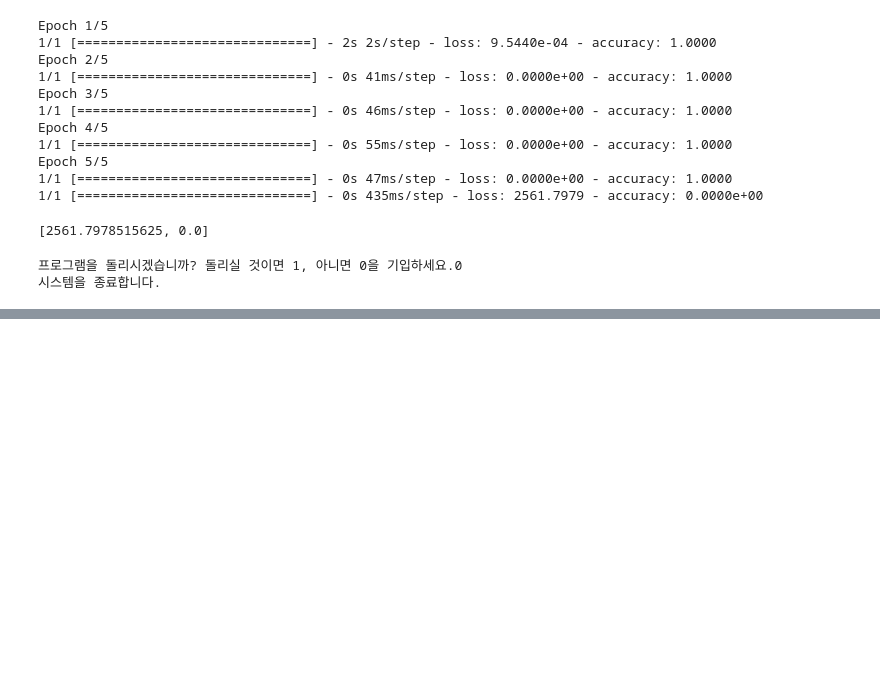
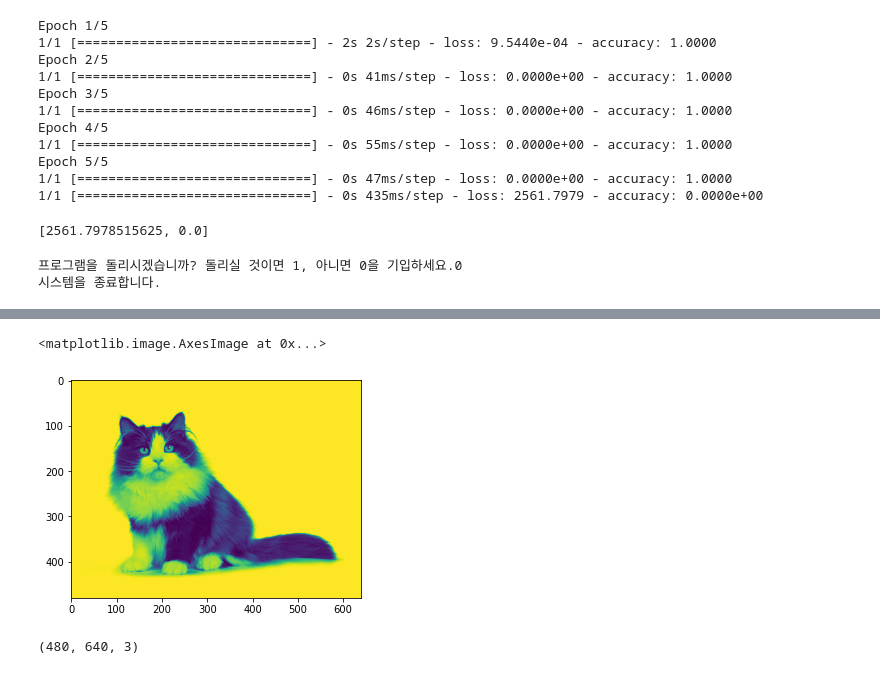
Before and after one commit to eaglehkim/python, a Jupyter notebook: prac5.ipynb, the cells around one changed output, grey strips where cells are left out. Cells and saved outputs as stored; diff of their text form; code cells hidden in the pictures; blank space fills up the shorter version.

```diff
--- a/prac5.ipynb
+++ b/prac5.ipynb
@@ -2340,0 +2428,9 @@ while run:
+# %%
+plt.imshow(image3)
+# %% [output]
+<matplotlib.image.AxesImage at 0x...>
+[figure, added]
+# %%
+image_color.shape
+# %% [output]
+(480, 640, 3)
```
Also changed, not shown: parts of 45 cells of this notebook.
